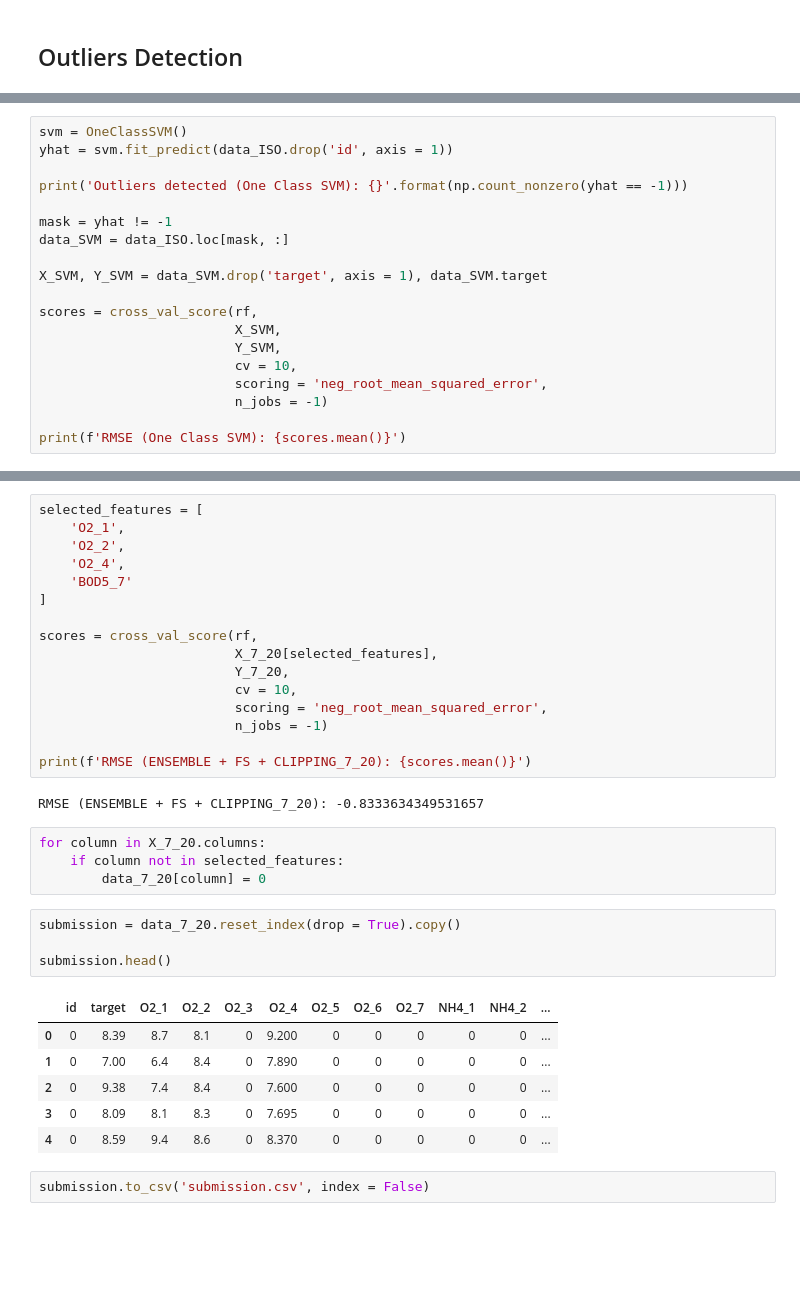
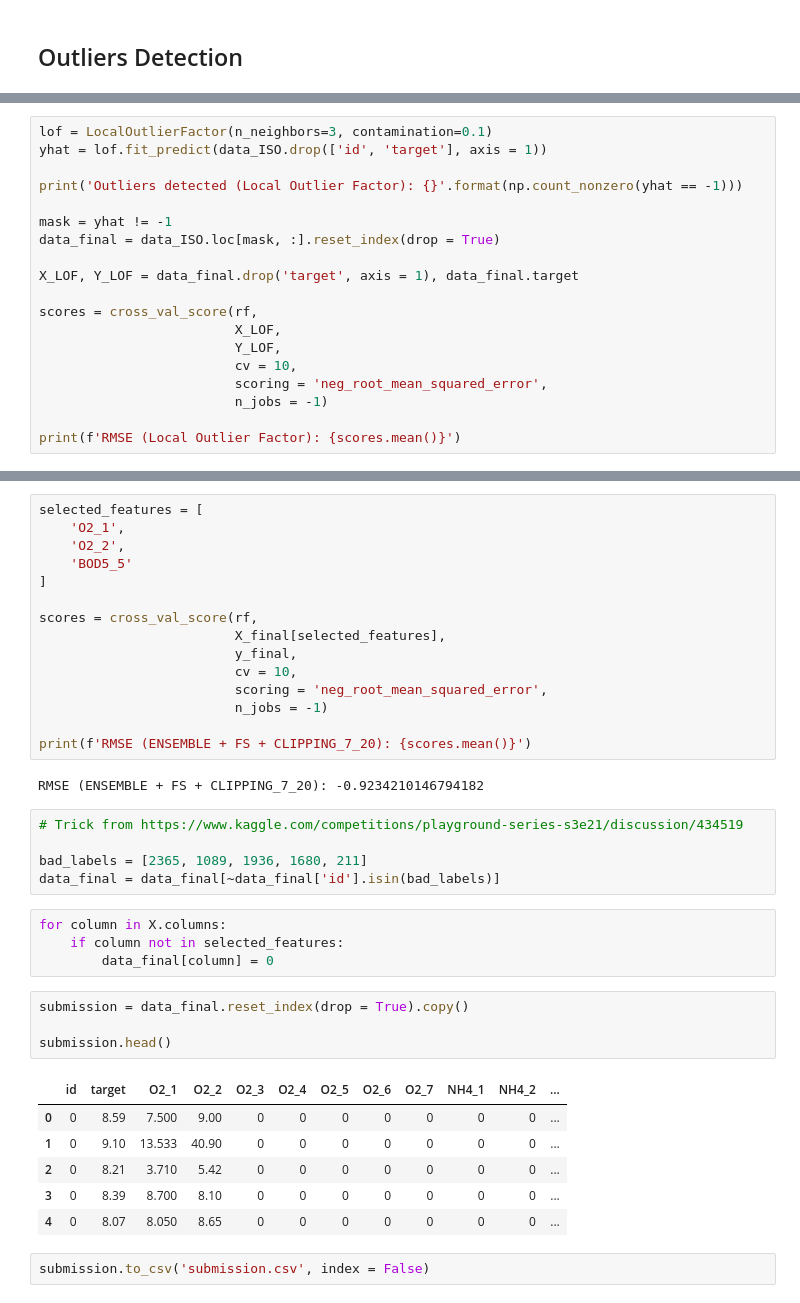
Before and after one commit to Abdulrahman-Adel/Kaggle-Adventures, a Jupyter notebook: data-centric-way-eda-outliers-fs.ipynb, the cells around one changed output, grey strips where cells are left out. Saved outputs shown, nothing was run; the diff lists cells and outputs as text; blank space fills up the shorter version.

```diff
--- a/data-centric-way-eda-outliers-fs.ipynb
+++ b/data-centric-way-eda-outliers-fs.ipynb
@@ -94,20 +120,20 @@ RMSE (Isolation Forest): -1.3655014671826504
 # %%
-svm = OneClassSVM()
-yhat = svm.fit_predict(data_ISO.drop('id', axis = 1))
+lof = LocalOutlierFactor(n_neighbors=3, contamination=0.1)
+yhat = lof.fit_predict(data_ISO.drop(['id', 'target'], axis = 1))
 
-print('Outliers detected (One Class SVM): {}'.format(np.count_nonzero(yhat == -1)))
+print('Outliers detected (Local Outlier Factor): {}'.format(np.count_nonzero(yhat == -1)))
 
 mask = yhat != -1
-data_SVM = data_ISO.loc[mask, :]
+data_final = data_ISO.loc[mask, :].reset_index(drop = True)
 
-X_SVM, Y_SVM = data_SVM.drop('target', axis = 1), data_SVM.target
+X_LOF, Y_LOF = data_final.drop('target', axis = 1), data_final.target
 
 scores = cross_val_score(rf,
-                         X_SVM,
-                         Y_SVM,
+                         X_LOF,
+                         Y_LOF,
                          cv = 10,
                          scoring = 'neg_root_mean_squared_error',
                          n_jobs = -1)
 
-print(f'RMSE (One Class SVM): {scores.mean()}')
+print(f'RMSE (Local Outlier Factor): {scores.mean()}')
 # %% [output]
@@ -177,34 +179,38 @@ imp.plot(figsize = (15, 6), kind = 'barh')\
 selected_features = [
     'O2_1',
     'O2_2',
-    'O2_4',
-    'BOD5_7'
+    'BOD5_5'
 ]
 
 scores = cross_val_score(rf,
-                         X_7_20[selected_features],
-                         Y_7_20,
+                         X_final[selected_features],
+                         y_final,
                          cv = 10,
                          scoring = 'neg_root_mean_squared_error',
                          n_jobs = -1)
 
 print(f'RMSE (ENSEMBLE + FS + CLIPPING_7_20): {scores.mean()}')
 # %% [output]
-RMSE (ENSEMBLE + FS + CLIPPING_7_20): -0.8333634349531657
+RMSE (ENSEMBLE + FS + CLIPPING_7_20): -0.9234210146794182
+# %%
+# Trick from https://www.kaggle.com/competitions/playground-series-s3e21/discussion/434519
+
+bad_labels = [2365, 1089, 1936, 1680, 211]
+data_final = data_final[~data_final['id'].isin(bad_labels)]
 # %%
-for column in X_7_20.columns:
+for column in X.columns:
     if column not in selected_features:
-        data_7_20[column] = 0
+        data_final[column] = 0
 # %%
-submission = data_7_20.reset_index(drop = True).copy()
+submission = data_final.reset_index(drop = True).copy()
 
 submission.head()
 # %% [output]
 |  | id | target | O2_1 | O2_2 | O2_3 | O2_4 | O2_5 | O2_6 | O2_7 | NH4_1 | NH4_2 | ... |
-| 0 | 0 | 8.39 | 8.7 | 8.1 | 0 | 9.200 | 0 | 0 | 0 | 0 | 0 | ... |
-| 1 | 0 | 7.00 | 6.4 | 8.4 | 0 | 7.890 | 0 | 0 | 0 | 0 | 0 | ... |
-| 2 | 0 | 9.38 | 7.4 | 8.4 | 0 | 7.600 | 0 | 0 | 0 | 0 | 0 | ... |
-| 3 | 0 | 8.09 | 8.1 | 8.3 | 0 | 7.695 | 0 | 0 | 0 | 0 | 0 | ... |
-| 4 | 0 | 8.59 | 9.4 | 8.6 | 0 | 8.370 | 0 | 0 | 0 | 0 | 0 | ... |
+| 0 | 0 | 8.59 | 7.500 | 9.00 | 0 | 0 | 0 | 0 | 0 | 0 | 0 | ... |
+| 1 | 0 | 9.10 | 13.533 | 40.90 | 0 | 0 | 0 | 0 | 0 | 0 | 0 | ... |
+| 2 | 0 | 8.21 | 3.710 | 5.42 | 0 | 0 | 0 | 0 | 0 | 0 | 0 | ... |
+| 3 | 0 | 8.39 | 8.700 | 8.10 | 0 | 0 | 0 | 0 | 0 | 0 | 0 | ... |
+| 4 | 0 | 8.07 | 8.050 | 8.65 | 0 | 0 | 0 | 0 | 0 | 0 | 0 | ... |
 # %%
 submission.to_csv('submission.csv', index = False)
```
Also changed, not shown: parts of 13 cells of this notebook.
